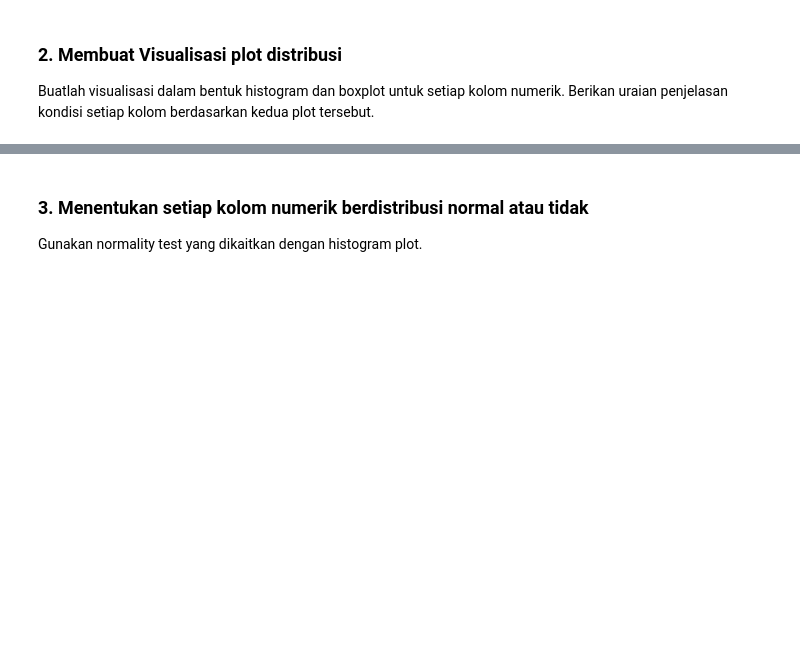
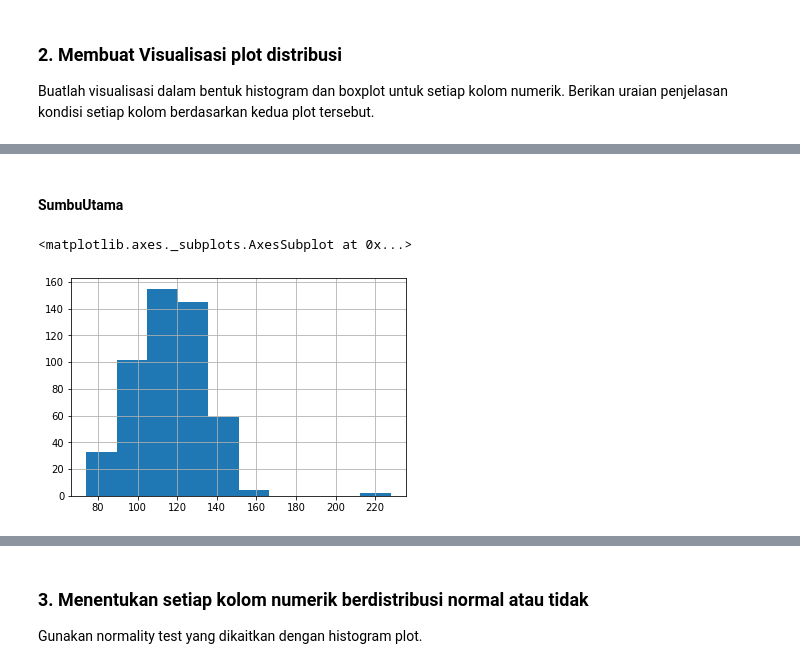
Before and after one commit to Lock1/IF2220-Probstat, a Jupyter notebook: TubesProbstat.ipynb, the cells around one changed output, grey strips where cells are left out. Drawn from its saved outputs; the diff is of its cells as text; code cells hidden in the pictures; blank space fills up the shorter version.

```diff
--- a/TubesProbstat.ipynb
+++ b/TubesProbstat.ipynb
@@ -133,0 +151,7 @@ tersebut.
+# %% [markdown]
+#### SumbuUtama
+# %%
+dataset["SumbuUtama"].hist()
+# %% [output]
+<matplotlib.axes._subplots.AxesSubplot at 0x...>
+[figure, added]
```
Also changed, not shown: parts of 31 cells of this notebook.
